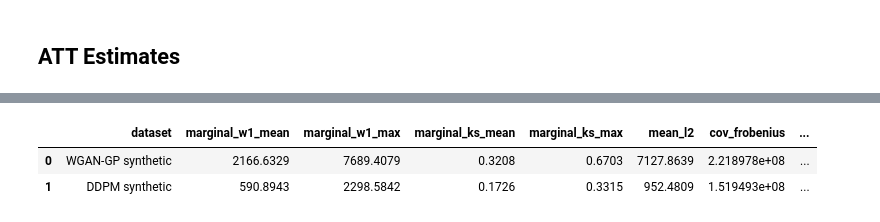
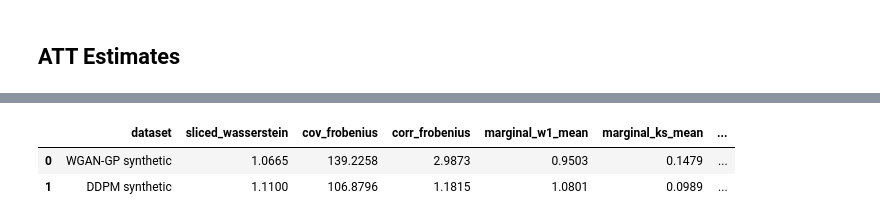
Before and after one commit to apoorvalal/torchonometrics, a Jupyter notebook: nb/lalonde_cps_simdgp_application.ipynb, the cells around one changed output, grey strips where cells are left out. Cells and saved outputs as stored; diff of their text form; code cells hidden in the pictures.

```diff
--- a/nb/lalonde_cps_simdgp_application.ipynb
+++ b/nb/lalonde_cps_simdgp_application.ipynb
@@ -120,8 +109,10 @@ def regression_adjustment_att(df: pd.DataFrame) -> dict[str, float | int | str]:
     control = t == 0
     if treated.sum() < 5 or control.sum() <= X.shape[1] + 1:
         return {
-            "att_ra": np.nan,
-            "se_treated_residual": np.nan,
+            "att_ra_thousand": np.nan,
+            "att_ra_dollars": np.nan,
+            "se_thousand": np.nan,
+            "se_dollars": np.nan,
             "n": len(data),
             "n_treated": int(treated.sum()),
             "n_control": int(control.sum()),
@@ -129,9 +120,13 @@ def regression_adjustment_att(df: pd.DataFrame) -> dict[str, float | int | str]:
         }
     beta0 = np.linalg.lstsq(X[control], y[control], rcond=None)[0]
     treated_effects = y[treated] - X[treated] @ beta0
+    att = float(treated_effects.mean())
+    se = float(treated_effects.std(ddof=1) / np.sqrt(treated.sum()))
     return {
-        "att_ra": float(treated_effects.mean()),
-        "se_treated_residual": float(treated_effects.std(ddof=1) / np.sqrt(treated.sum())),
+        "att_ra_thousand": att,
+        "att_ra_dollars": 1000.0 * att,
+        "se_thousand": se,
+        "se_dollars": 1000.0 * se,
         "n": len(data),
         "n_treated": int(treated.sum()),
         "n_control": int(control.sum()),
@@ -201,7 +198,7 @@ wgan = TabularWGAN(
     hidden_dims=(64, 64),
     critic_hidden_dims=(64, 64),
     batch_size=512,
-    max_steps=300,
+    max_steps=800,
     critic_steps=2,
     lr=1e-4,
     optimizer="optimistic_adam",
@@ -236,7 +235,7 @@ ddpm = TabularDiffusion(
     hidden_dims=(64, 64),
     n_timesteps=50,
     batch_size=512,
-    max_steps=300,
+    max_steps=800,
     lr=1e-4,
     seed=SEED,
     device=DEVICE,
@@ -288,7 +289,7 @@ def gptoss_prompt(training: pd.DataFrame, rows_requested: int, examples: int, se
         for i in idx
     )
     user_message = (
-        f"Return only {rows_requested} numeric CSV rows. No prose.\n"
+        f"Return only {rows_requested} numeric CSV rows. No prose. Earnings columns are in thousands of dollars.\n"
         f"Columns: {header}\n"
         "Examples:\n"
         f"{example_rows}\n"
@@ -361,15 +362,15 @@ if RUN_GPT_OSS_ICL and endpoint_available(GPT_OSS_COMPLETION_URL):
     gptoss_df = sample_gptoss_icl()
     gptoss_seconds = time.perf_counter() - icl_start
     gptoss_df.to_csv(OUTPUT_DIR / "cps_gptoss_icl_fake.csv", index=False)
-    gptoss_status = make_result_row("gpt-oss ICL synthetic", gptoss_df) | {
-        "seconds": round(gptoss_seconds, 2)
-    }
+    gptoss_status = make_result_row("gpt-oss ICL synthetic", gptoss_df) | {"seconds": round(gptoss_seconds, 2)}
 else:
     gptoss_df = None
     gptoss_status = {
         "dataset": "gpt-oss ICL synthetic",
-        "att_ra": np.nan,
-        "se_treated_residual": np.nan,
+        "att_ra_thousand": np.nan,
+        "att_ra_dollars": np.nan,
+        "se_thousand": np.nan,
+        "se_dollars": np.nan,
         "n": 0,
         "n_treated": 0,
         "n_control": 0,
@@ -417,15 +420,23 @@ The downstream ATT is the main application target here, but these diagnostics he
 # %%
 def metric_row(name: str, df: pd.DataFrame) -> dict[str, float | str]:
     metrics = distribution_metrics(real[LDW_COLUMNS].to_numpy(), df[LDW_COLUMNS].to_numpy(), seed=SEED)
     return {"dataset": name, **metrics}
 
 metric_table = pd.DataFrame([
     metric_row("WGAN-GP synthetic", wgan_df),
     metric_row("DDPM synthetic", ddpm_df),
 ] + ([metric_row("gpt-oss ICL synthetic", gptoss_df)] if gptoss_df is not None else []))
 metric_table.to_csv(OUTPUT_DIR / "cps_distribution_metrics.csv", index=False)
-metric_table.round(4)
+metric_table[[
+    "dataset",
+    "sliced_wasserstein",
+    "cov_frobenius",
+    "corr_frobenius",
+    "marginal_w1_mean",
+    "marginal_ks_mean",
+    "mean_l2",
+]].round(4)
 # %% [output]
-|  | dataset | marginal_w1_mean | marginal_w1_max | marginal_ks_mean | marginal_ks_max | mean_l2 | cov_frobenius | ... |
-| 0 | WGAN-GP synthetic | 2166.6329 | 7689.4079 | 0.3208 | 0.6703 | 7127.8639 | 2.218978e+08 | ... |
-| 1 | DDPM synthetic | 590.8943 | 2298.5842 | 0.1726 | 0.3315 | 952.4809 | 1.519493e+08 | ... |
+|  | dataset | sliced_wasserstein | cov_frobenius | corr_frobenius | marginal_w1_mean | marginal_ks_mean | ... |
+| 0 | WGAN-GP synthetic | 1.0665 | 139.2258 | 2.9873 | 0.9503 | 0.1479 | ... |
+| 1 | DDPM synthetic | 1.1100 | 106.8796 | 1.1815 | 1.0801 | 0.0989 | ... |
```
Also changed, not shown: parts of 18 cells of this notebook.
